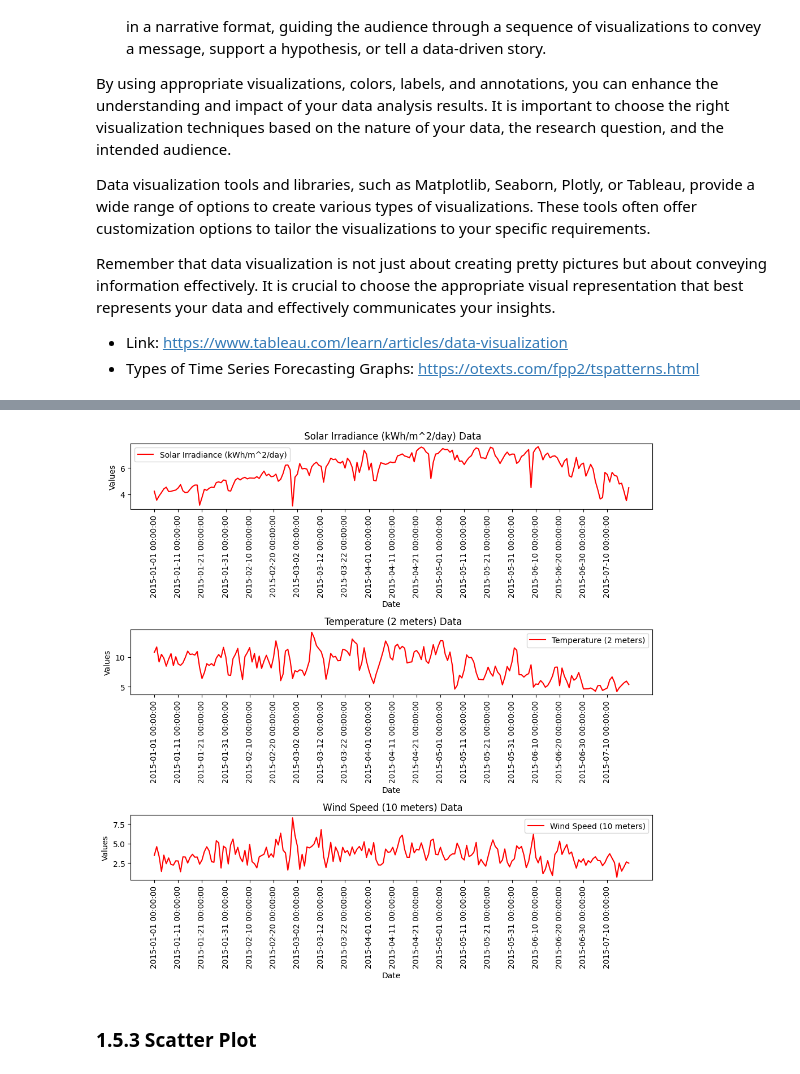
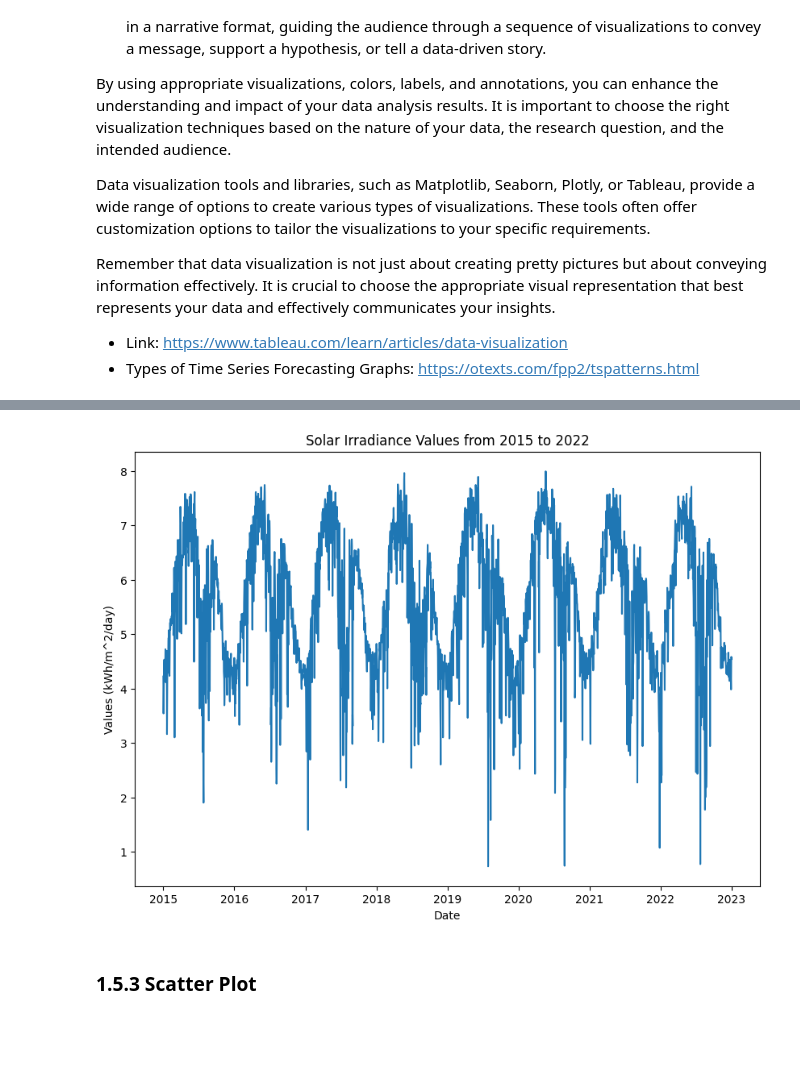
Before and after one commit to Ahmed-Sohail2000/Sun-Sense, a Jupyter notebook: Sun_Sense_Accurate_Solar_Energy_Projections_with_Deep_Learning🤖☀️⬛🔋💡.ipynb, the cells around one changed output, grey strips where cells are left out. Cells and saved outputs as stored; diff of their text form; code cells hidden in the pictures; blank space fills up the shorter version.

```diff
--- a/Sun_Sense_Accurate_Solar_Energy_Projections_with_Deep_Learning🤖☀️⬛🔋💡.ipynb
+++ b/Sun_Sense_Accurate_Solar_Energy_Projections_with_Deep_Learning🤖☀️⬛🔋💡.ipynb
@@ -263,0 +267,19 @@ data_df
+# %%
+# import csv, datetime
+import csv
+from datetime import datetime
+
+# create the empty timestep and sun power value list
+timesteps = []
+sun_power_values = []
+
+# open the saved sun power data
+with open('/content/Data/sun_power_data.csv', 'r') as f:
+  csv_reader = csv.reader(f, delimiter = ',') # read the target csv
+  next(csv_reader) # skips the first line ignoring the column names
+  for line in csv_reader: # goes through each row of the sun power data
+    timesteps.append(datetime.strptime(line[0], '%Y-%m-%d')) # gets the dates as dates not strings
+    sun_power_values.append(float(line[1]))
+
+# view the first 10 values and timesteps
+timesteps[:10], sun_power_values[:10]
@@ -401,6 +347,13 @@ def plot_params(data):
-# %%
-plot_params(data_df)
-# %% [output]
-[figure, removed]
+# %%
+# create fig, ax
+fig, ax = plt.subplots(figsize = (10, 7))
+
+# plot the ax
+ax.plot(timesteps, sun_power_values)
+ax.set_title('Solar Irradiance Values from 2015 to 2022')
+ax.set_xlabel('Date')
+ax.set_ylabel('Values (kWh/m^2/day)');
+# %% [output]
+[figure, added]
 # %% [markdown]
 ### 1.5.3 **Scatter Plot**
```
Also changed, not shown: parts of 47 cells of this notebook.
